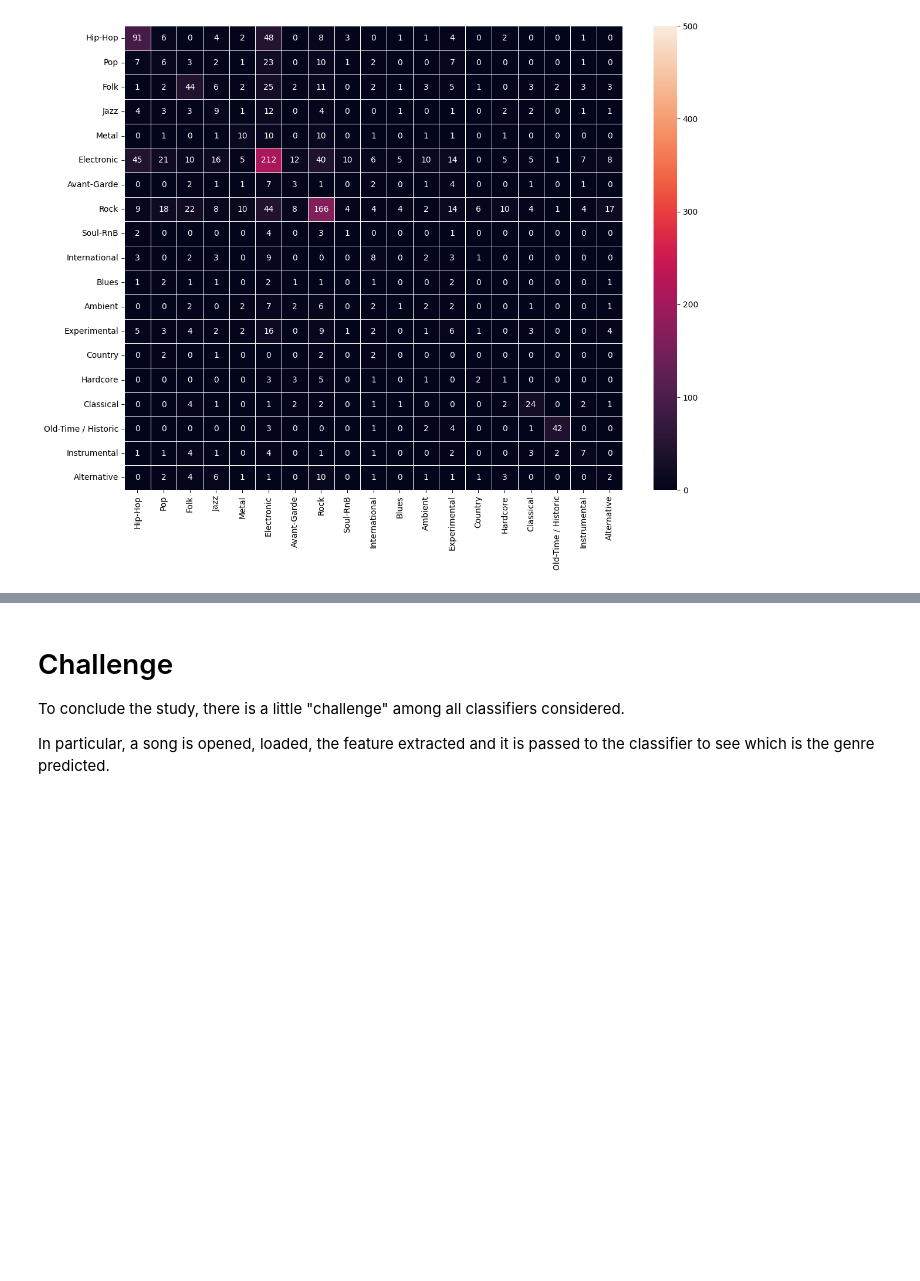
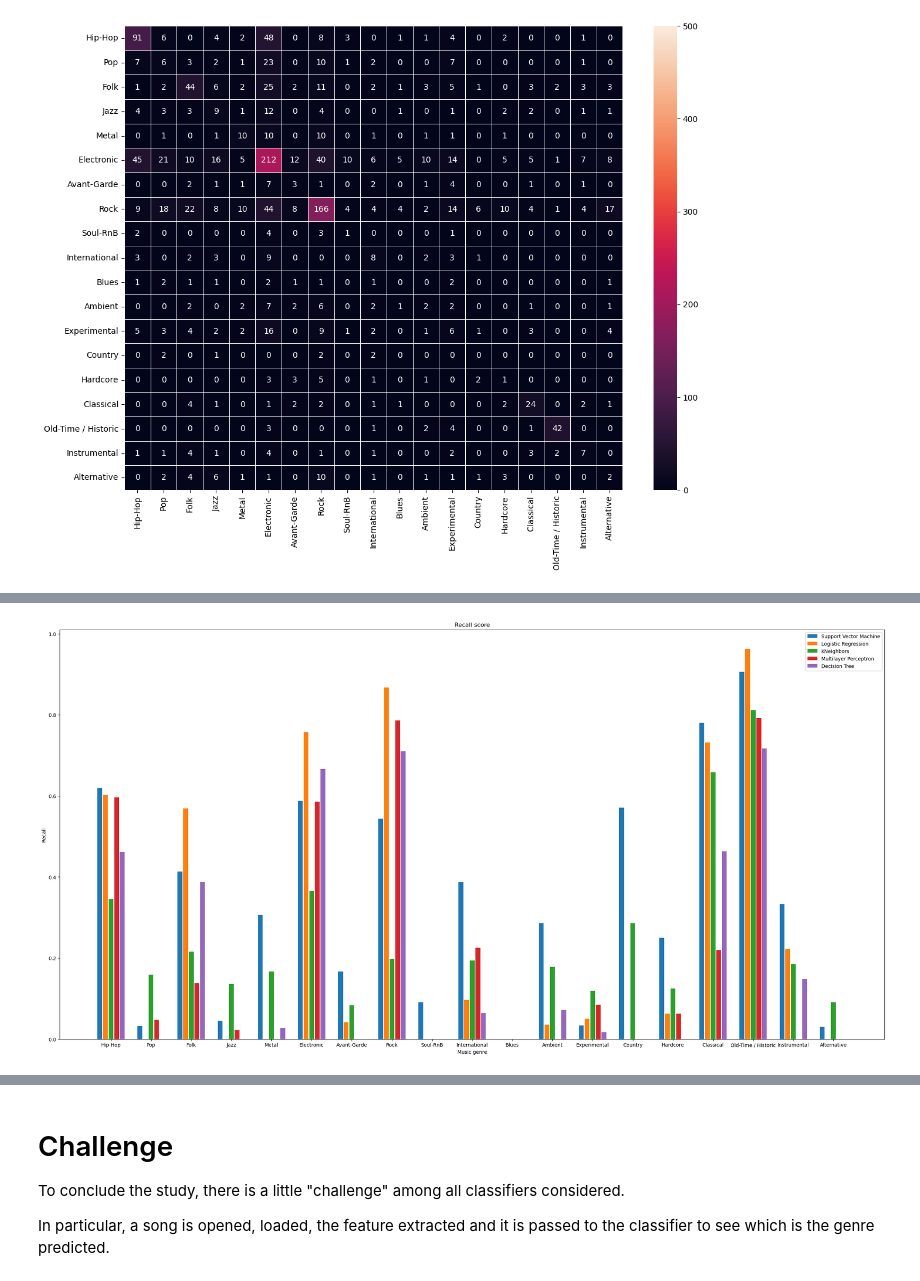
Before and after one commit to BSc-MSc-Projects/Music-Learning, a Jupyter notebook: Music_Learning.ipynb, the cells around one changed output, grey strips where cells are left out. Saved outputs shown, nothing was run; the diff lists cells and outputs as text; code cells hidden in the pictures; blank space fills up the shorter version.

```diff
--- a/Music_Learning.ipynb
+++ b/Music_Learning.ipynb
@@ -1905,0 +1915,7 @@ print_cm(dt_cm_test, orig_labels, "Confusion matrix for DT")
+# %%
+five_group_bar_plot(svm_recall_test, lr_recall_test, knn_recall_test, mlp_recall_test_pca,
+                    dt_recall_test_pca, le.inverse_transform(labels),
+                     "Recall score", "Music genre",
+                    "Recall", classifiers)
+# %% [output]
+[figure, added]
```
Also changed, not shown: parts of 12 cells of this notebook, 1 other file.
